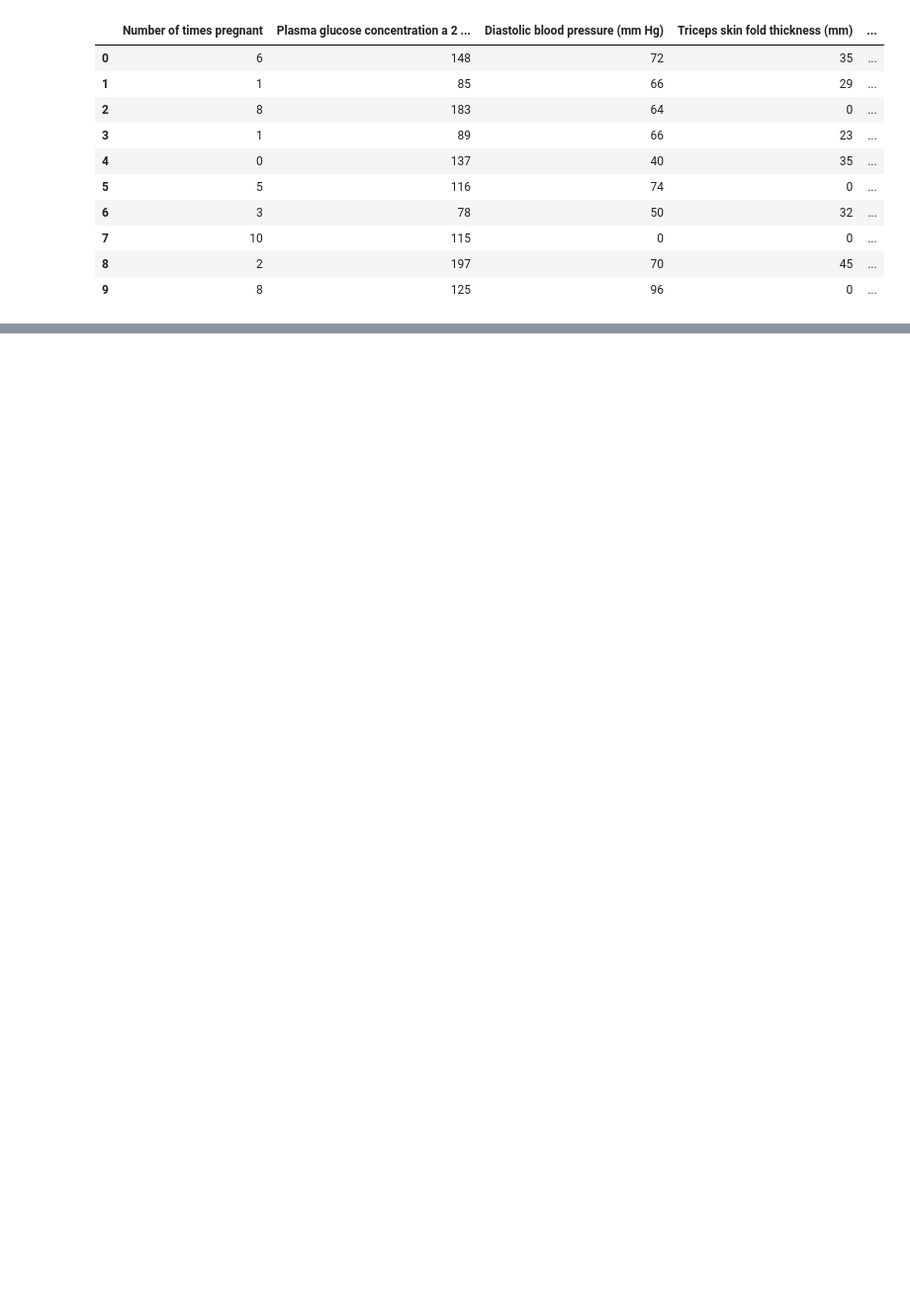
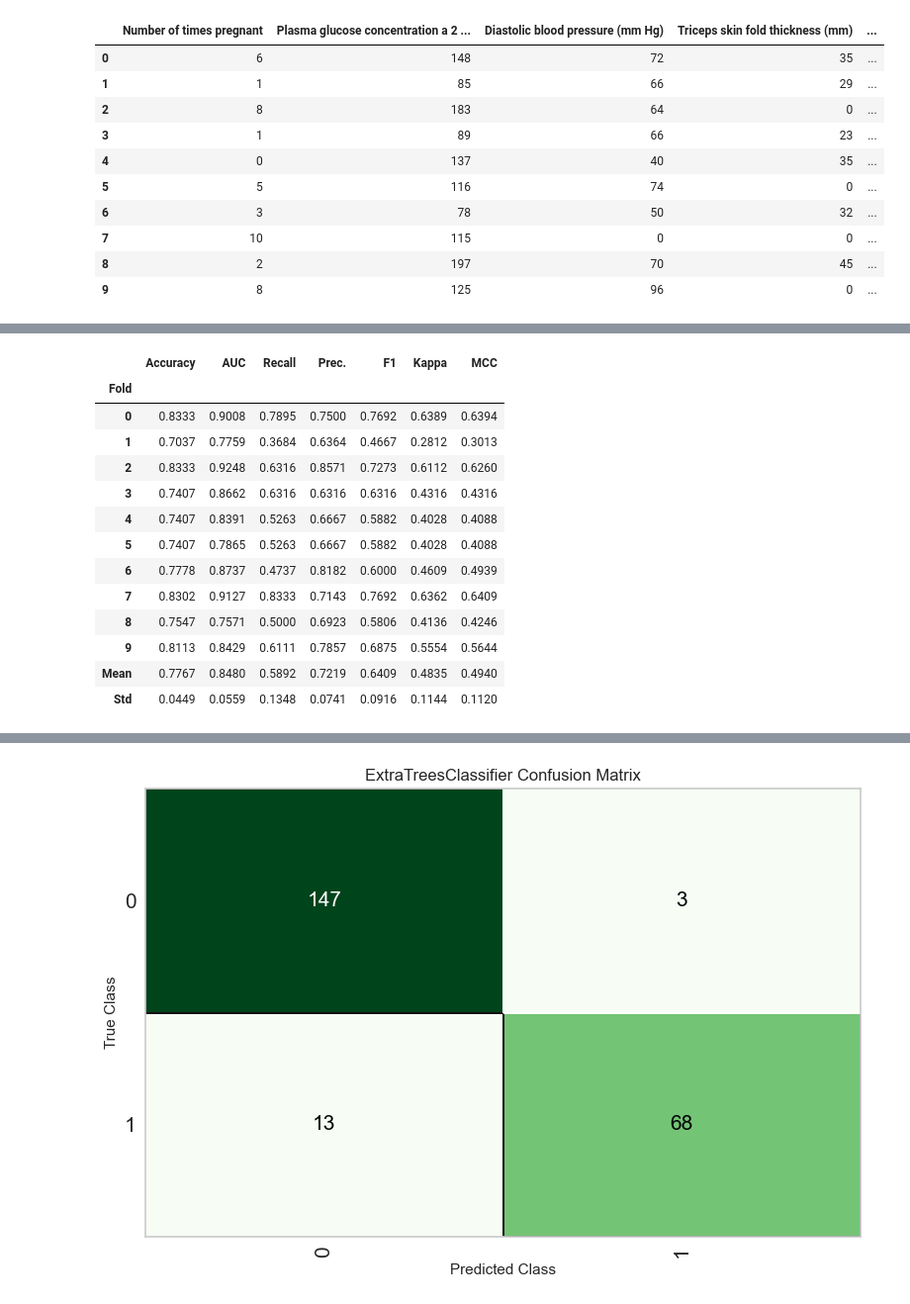
Before and after one commit to sanchitlogger/CU, a Jupyter notebook: Semister-1/DT/exp6.ipynb, the cells around one changed output, grey strips where cells are left out. Shown at 99% size. Cells and saved outputs as stored; diff of their text form; code cells hidden in the pictures; blank space fills up the shorter version.

```diff
--- a/Semister-1/DT/exp6.ipynb
+++ b/Semister-1/DT/exp6.ipynb
@@ -232,0 +291,5 @@ newPredictions2
+# %%
+s = setup(data=ds, target='Class variable')
+lrModel = create_model('lr')
+plot_model(etModel, plot='confusion_matrix')
+# %% [output]
@@ -232,0 +314,14 @@ newPredictions2
+|  | Accuracy | AUC | Recall | Prec. | F1 | Kappa | MCC |
+| Fold |  |  |  |  |  |  |  |
+| 0 | 0.8333 | 0.9008 | 0.7895 | 0.7500 | 0.7692 | 0.6389 | 0.6394 |
+| 1 | 0.7037 | 0.7759 | 0.3684 | 0.6364 | 0.4667 | 0.2812 | 0.3013 |
+| 2 | 0.8333 | 0.9248 | 0.6316 | 0.8571 | 0.7273 | 0.6112 | 0.6260 |
+| 3 | 0.7407 | 0.8662 | 0.6316 | 0.6316 | 0.6316 | 0.4316 | 0.4316 |
+| 4 | 0.7407 | 0.8391 | 0.5263 | 0.6667 | 0.5882 | 0.4028 | 0.4088 |
+| 5 | 0.7407 | 0.7865 | 0.5263 | 0.6667 | 0.5882 | 0.4028 | 0.4088 |
+| 6 | 0.7778 | 0.8737 | 0.4737 | 0.8182 | 0.6000 | 0.4609 | 0.4939 |
+| 7 | 0.8302 | 0.9127 | 0.8333 | 0.7143 | 0.7692 | 0.6362 | 0.6409 |
+| 8 | 0.7547 | 0.7571 | 0.5000 | 0.6923 | 0.5806 | 0.4136 | 0.4246 |
+| 9 | 0.8113 | 0.8429 | 0.6111 | 0.7857 | 0.6875 | 0.5554 | 0.5644 |
+| Mean | 0.7767 | 0.8480 | 0.5892 | 0.7219 | 0.6409 | 0.4835 | 0.4940 |
+| Std | 0.0449 | 0.0559 | 0.1348 | 0.0741 | 0.0916 | 0.1144 | 0.1120 |
@@ -232,0 +330 @@ newPredictions2
+[figure, added]
```
Also changed, not shown: parts of 14 cells of this notebook, 1 other file.
